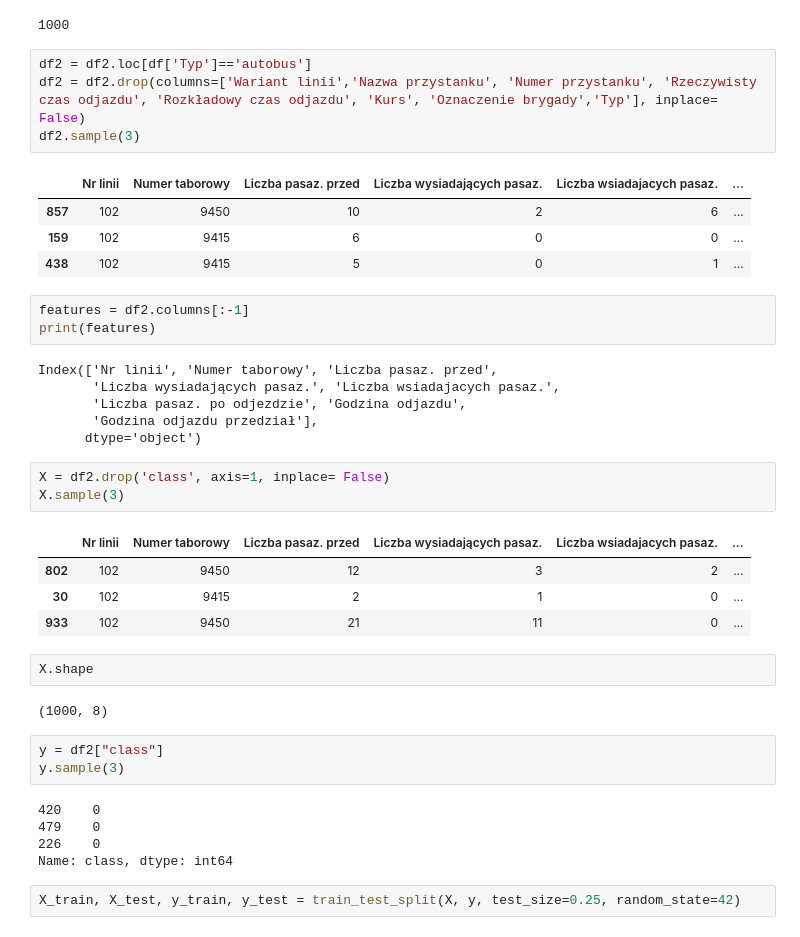
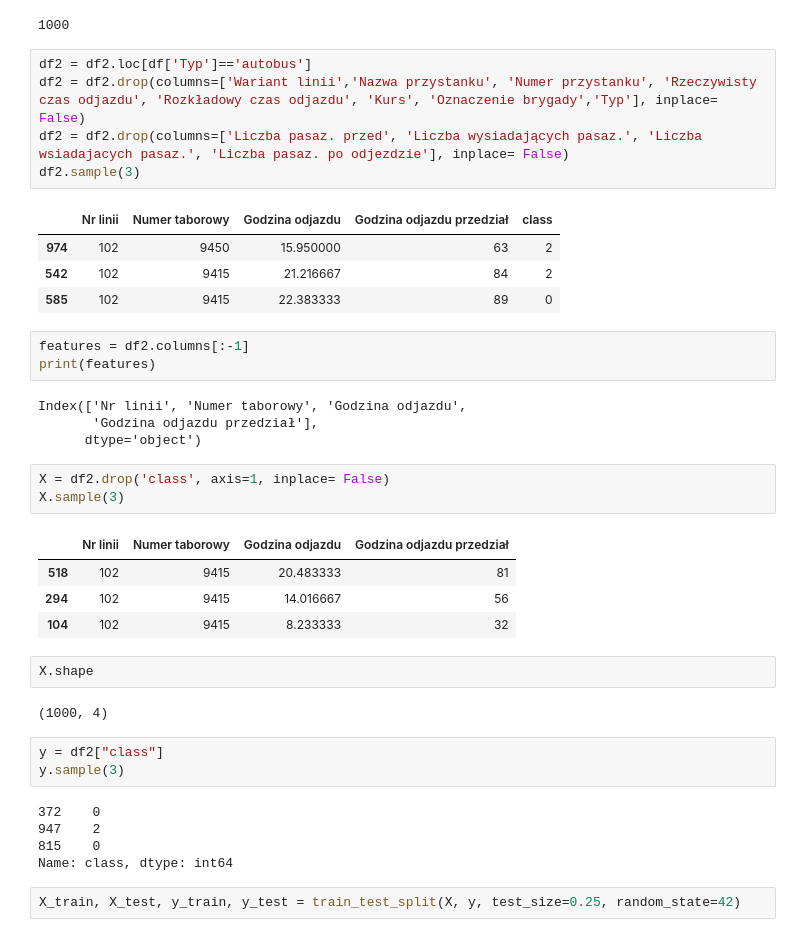
Before and after one commit to Walczi123/Projekt_Przetwarzanie_Danych, a Jupyter notebook: classification.ipynb, the cells around one changed output. Saved outputs shown, nothing was run; the diff lists cells and outputs as text.

```diff
--- a/classification.ipynb
+++ b/classification.ipynb
@@ -219,40 +219,39 @@ len(df2)
 # %%
 df2 = df2.loc[df['Typ']=='autobus']
 df2 = df2.drop(columns=['Wariant linii','Nazwa przystanku', 'Numer przystanku', 'Rzeczywisty czas odjazdu', 'Rozkładowy czas odjazdu', 'Kurs', 'Oznaczenie brygady','Typ'], inplace= False)
+df2 = df2.drop(columns=['Liczba pasaz. przed', 'Liczba wysiadających pasaz.', 'Liczba wsiadajacych pasaz.', 'Liczba pasaz. po odjezdzie'], inplace= False)
 df2.sample(3)
 # %% [output]
-|  | Nr linii | Numer taborowy | Liczba pasaz. przed | Liczba wysiadających pasaz. | Liczba wsiadajacych pasaz. | ... |
-| 857 | 102 | 9450 | 10 | 2 | 6 | ... |
-| 159 | 102 | 9415 | 6 | 0 | 0 | ... |
-| 438 | 102 | 9415 | 5 | 0 | 1 | ... |
+|  | Nr linii | Numer taborowy | Godzina odjazdu | Godzina odjazdu przedział | class |
+| 974 | 102 | 9450 | 15.950000 | 63 | 2 |
+| 542 | 102 | 9415 | 21.216667 | 84 | 2 |
+| 585 | 102 | 9415 | 22.383333 | 89 | 0 |
 # %%
 features = df2.columns[:-1]
 print(features)
 # %% [output]
-Index(['Nr linii', 'Numer taborowy', 'Liczba pasaz. przed',
-       'Liczba wysiadających pasaz.', 'Liczba wsiadajacych pasaz.',
-       'Liczba pasaz. po odjezdzie', 'Godzina odjazdu',
+Index(['Nr linii', 'Numer taborowy', 'Godzina odjazdu',
        'Godzina odjazdu przedział'],
       dtype='object')
 # %%
 X = df2.drop('class', axis=1, inplace= False)
 X.sample(3)
 # %% [output]
-|  | Nr linii | Numer taborowy | Liczba pasaz. przed | Liczba wysiadających pasaz. | Liczba wsiadajacych pasaz. | ... |
-| 802 | 102 | 9450 | 12 | 3 | 2 | ... |
-| 30 | 102 | 9415 | 2 | 1 | 0 | ... |
-| 933 | 102 | 9450 | 21 | 11 | 0 | ... |
+|  | Nr linii | Numer taborowy | Godzina odjazdu | Godzina odjazdu przedział |
+| 518 | 102 | 9415 | 20.483333 | 81 |
+| 294 | 102 | 9415 | 14.016667 | 56 |
+| 104 | 102 | 9415 | 8.233333 | 32 |
 # %%
 X.shape
 # %% [output]
-(1000, 8)
+(1000, 4)
 # %%
 y = df2["class"]
 y.sample(3)
 # %% [output]
-420    0
-479    0
-226    0
+372    0
+947    2
+815    0
 Name: class, dtype: int64
 # %%
 X_train, X_test, y_train, y_test = train_test_split(X, y, test_size=0.25, random_state=42)
```
Also changed, not shown: parts of 4 cells of this notebook.
